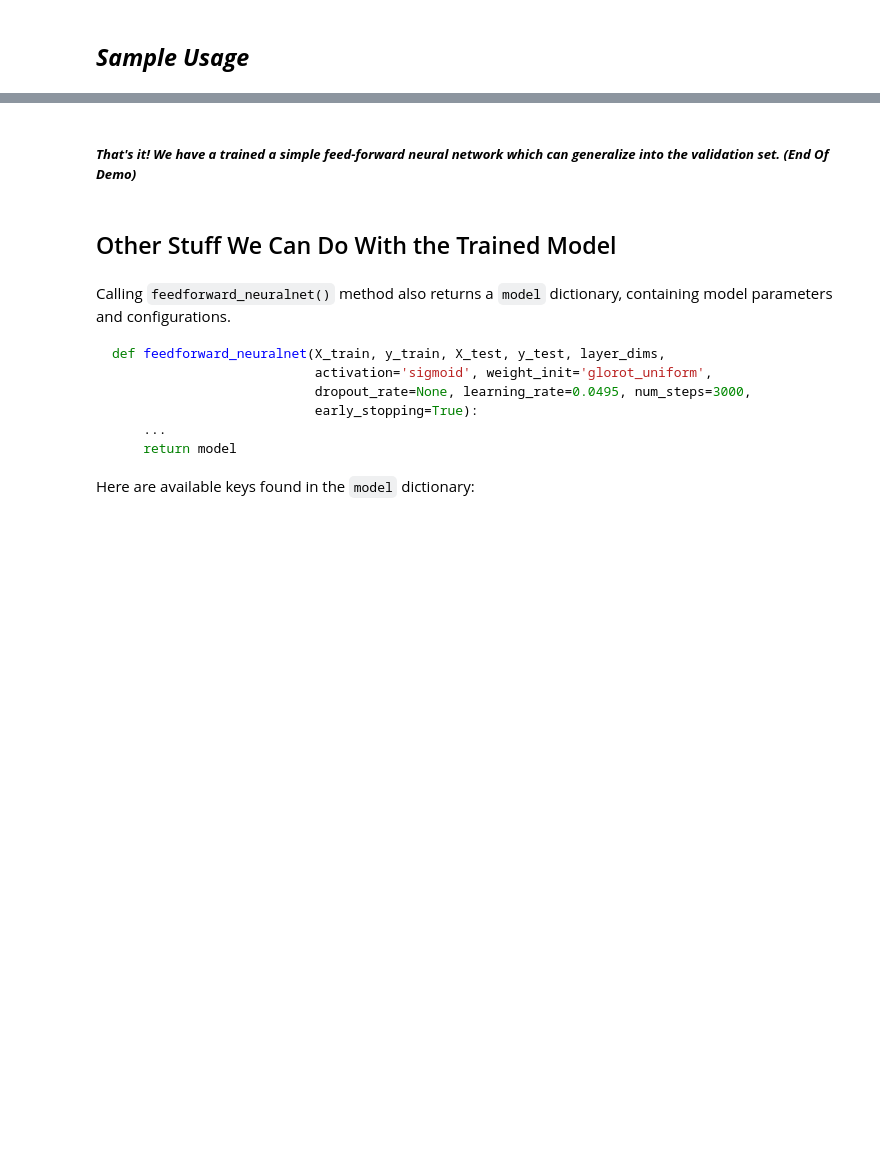
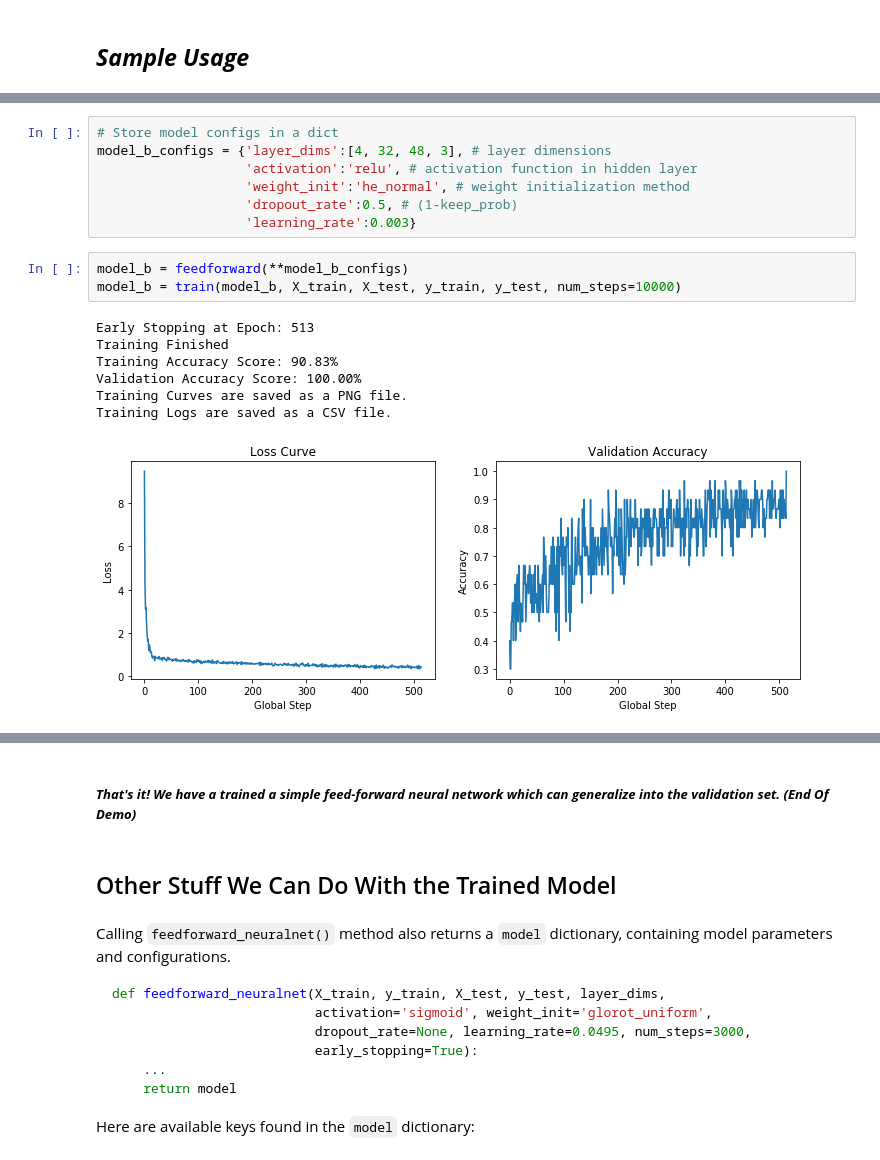
Before and after one commit to andridns/barebones-nn, a Jupyter notebook: quickstart.ipynb, the cells around one changed output, grey strips where cells are left out. Saved outputs shown, nothing was run; the diff lists cells and outputs as text; blank space fills up the shorter version.

```diff
--- a/quickstart.ipynb
+++ b/quickstart.ipynb
@@ -32,2 +34,20 @@ Training Logs are saved as a CSV file.
+# %%
+# Store model configs in a dict
+model_b_configs = {'layer_dims':[4, 32, 48, 3], # layer dimensions
+                   'activation':'relu', # activation function in hidden layer
+                   'weight_init':'he_normal', # weight initialization method
+                   'dropout_rate':0.5, # (1-keep_prob)
+                   'learning_rate':0.003}
+# %%
+model_b = feedforward(**model_b_configs)
+model_b = train(model_b, X_train, X_test, y_train, y_test, num_steps=10000)
+# %% [output]
+Early Stopping at Epoch: 513
+Training Finished
+Training Accuracy Score: 90.83%
+Validation Accuracy Score: 100.00%
+Training Curves are saved as a PNG file.
+Training Logs are saved as a CSV file.
+[figure, added]
 # %%
 # model configuration
```
Also changed, not shown: parts of 6 cells of this notebook, 4 other files.
